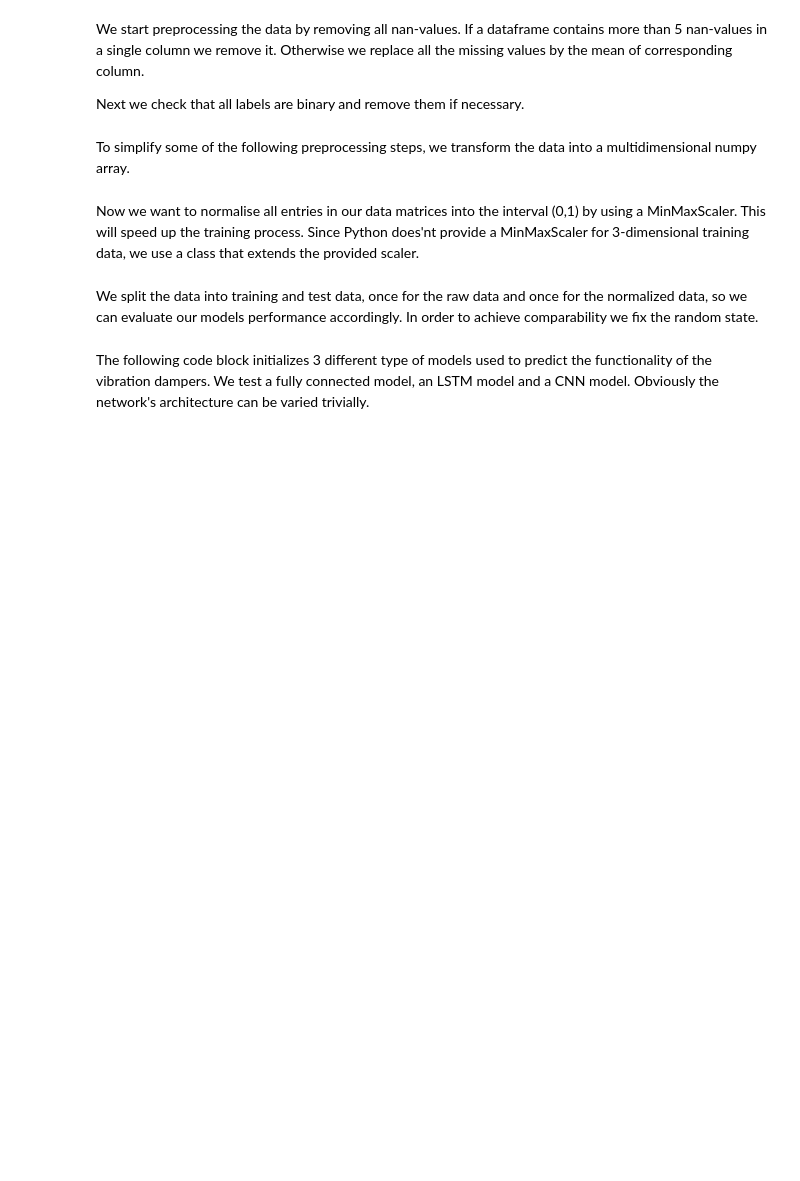
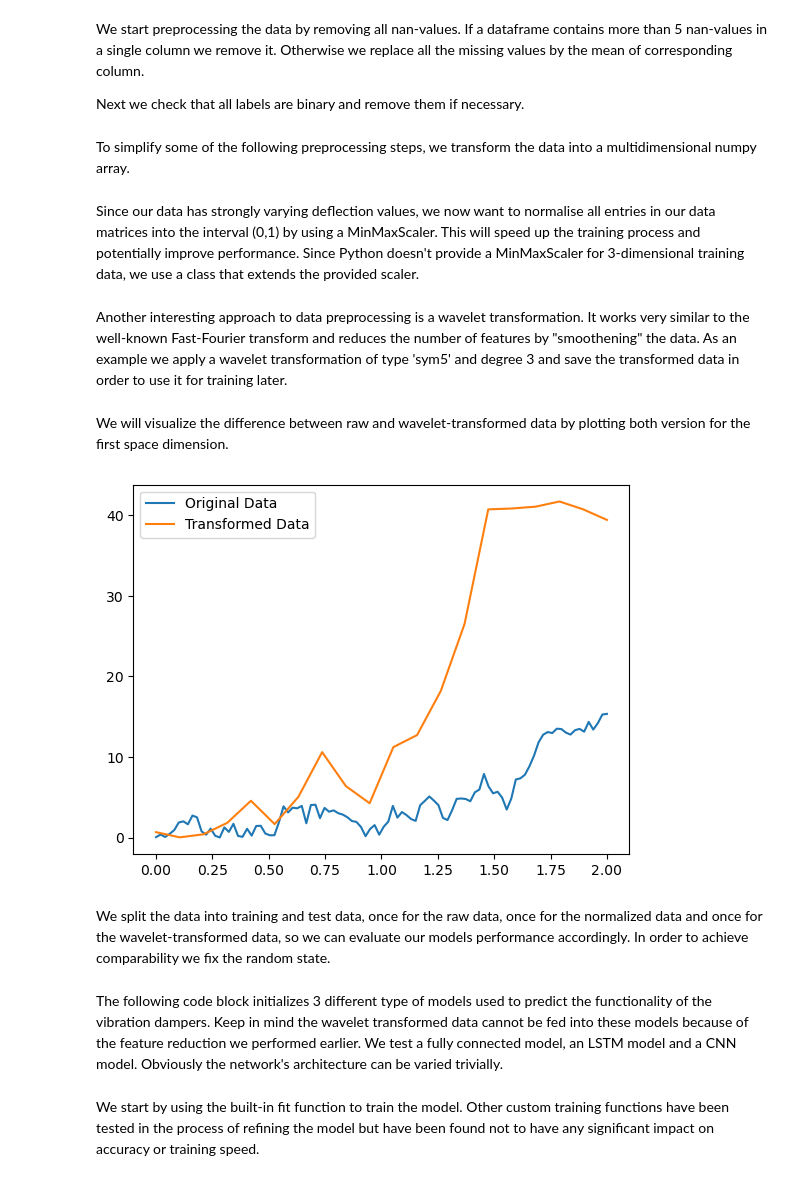
Before and after one commit to plehmann27/FunctionalityOfVibrationDampers, a Jupyter notebook: FunctionalityOfVibrationDampers.ipynb, the cells around one changed output. Saved outputs shown, nothing was run; the diff lists cells and outputs as text; code cells hidden in the pictures; blank space fills up the shorter version.

```diff
--- a/FunctionalityOfVibrationDampers.ipynb
+++ b/FunctionalityOfVibrationDampers.ipynb
@@ -78,7 +79,7 @@ for idx, df in enumerate(x_trainPre):
 for idx, df in enumerate(y_trainPre):
     y_train_numpy[idx,:] = df[['Label']].to_numpy()
 # %% [markdown]
-Now we want to normalise all entries in our data matrices into the interval (0,1) by using a MinMaxScaler. This will speed up the training process.  Since Python does'nt provide a MinMaxScaler for 3-dimensional training data, we use a class that extends the provided scaler.
+Since our data has strongly varying deflection values, we now want to normalise all entries in our data matrices into the interval (0,1) by using a MinMaxScaler. This will speed up the training process and potentially improve performance. Since Python doesn't provide a MinMaxScaler for 3-dimensional training data, we use a class that extends the provided scaler.
 # %%
 # scale all values into (0,1)
 class MinMaxScaler3D(MinMaxScaler):
@@ -90,20 +91,30 @@ class MinMaxScaler3D(MinMaxScaler):
 x_trainScaledNumpy = scaler.fit_transform(x_train_numpy)
+# %% [markdown]
+Another interesting approach to data preprocessing is a wavelet transformation. It works very similar to the well-known Fast-Fourier transform and reduces the number of features by "smoothening" the data.
+As an example we apply a wavelet transformation of type 'sym5' and degree 3 and save the transformed data in order to use it for training later.
 # %%
-import pywt
-for array in x_train_numpy:
+waveletxData = np.empty([10000, 3, 20])
+for idx,array in enumerate(x_train_numpy):
     ax_data = array[0]
     ay_data = array[1]
     az_data = array[2]
-    for k in range(3):
+    for _ in itertools.repeat(None,3):
         (ax_data, coef) = pywt.dwt(ax_data, 'sym5')
         (ay_data, coef) = pywt.dwt(ay_data, 'sym5')
         (az_data, coef) = pywt.dwt(az_data, 'sym5')
-
-time = np.linspace(0,2,100)
-plt.plot(time, x_train_numpy[-1,0], color = 'red')
-plt.plot(np.linspace(0,2,len(ax_data)), ax_data)
+    waveletxData[idx,:,:] = ax_data, ay_data,az_data
+# %% [markdown]
+We will visualize the difference between raw and wavelet-transformed data by plotting both version for the first space dimension.
+# %%
+fig, ax = plt.subplots()
+line1, = ax.plot(np.linspace(0,2,100), x_train_numpy[0,0], label = 'Original Data')
+line2, = ax.plot(np.linspace(0,2,20), waveletxData[0,0], label = 'Transformed Data')
+plt.legend(handles = [line1, line2])
+plt.show()
+# %% [output]
+[figure, added]
 # %% [markdown]
-We split the data into training and test data, once for the raw data and once for the normalized data, so we can evaluate our models performance accordingly. In order to achieve comparability we fix the random state.
+We split the data into training and test data, once for the raw data, once for the normalized data and once for the wavelet-transformed data, so we can evaluate our models performance accordingly. In order to achieve comparability we fix the random state.
 # %%
 x_train, x_test, y_train, y_test = train_test_split(x_train_numpy, y_train_numpy, test_size = 0.1,
                                                     random_state = 42)
@@ -113,5 +126,6 @@ x_trainNormalized, x_testNormalized, y_train, y_test = train_test_split(x_trainS
 # %% [markdown]
-The following code block initializes 3 different type of models used to predict the functionality of the vibration dampers. We test a fully connected model, an LSTM model and a CNN model. Obviously the network's architecture can be varied trivially.
+The following code block initializes 3 different type of models used to predict the functionality of the vibration dampers. Keep in mind the wavelet transformed data cannot be fed into these models because of the feature reduction we performed earlier.
+We test a fully connected model, an LSTM model and a CNN model. Obviously the network's architecture can be varied trivially.
 # %%
 # build a simple fully-connected model
 
@@ -140,2 +175,4 @@ modelLSTM.compile(optimizer = 'SGD', loss = tf.keras.losses.BinaryCrossentropy(f
+# %% [markdown]
+We start by using the built-in fit function to train the model. Other custom training functions have been tested in the process of refining the model but have been found not to have any significant impact on accuracy or training speed.
 # %%
 # train model
```
Also changed, not shown: parts of 26 cells of this notebook.
